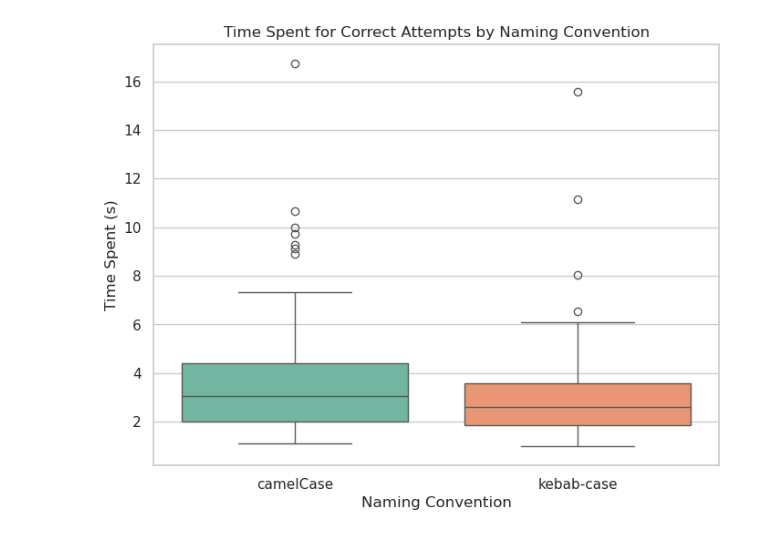
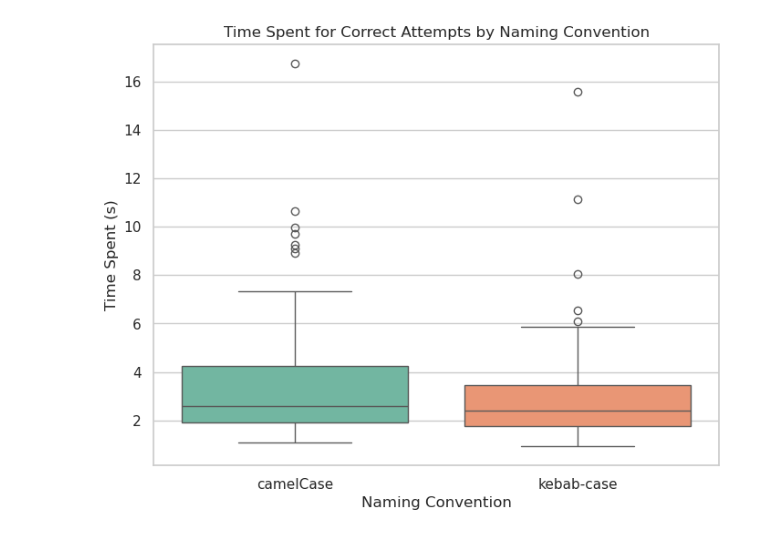
Before and after one commit to Giovo173/Exp-Eval, a Jupyter notebook: experiment 2/experiment-2/plotter.ipynb, the cells around one changed output. Saved outputs shown, nothing was run; the diff lists cells and outputs as text; code cells hidden in the pictures.

```diff
--- a/experiment 2/experiment-2/plotter.ipynb
+++ b/experiment 2/experiment-2/plotter.ipynb
@@ -139,18 +139,18 @@ plot_average_time_by_correctness(avg_time_by_correctness)
 # %%
 # To be sure, we can plot the time spent for only correct attempts to see if there is a difference
 def plot_time_correct_attempts_by_type(df):
     # first filter the correct attempts amd put camelCase on left to avoid confusion
-    correct_attempts = df[df['IsCorrect']].copy()
+    correct_attempts = df[df['Correct'] == 'Correct'].copy()
     correct_attempts.loc[:, 'Type'] = pd.Categorical(correct_attempts['Type'], categories=['camelCase', 'kebab-case'], ordered=True)
     correct_attempts = correct_attempts.sort_values('Type')
 
     plt.figure(figsize=(8, 6))
     sns.boxplot(data=correct_attempts, x='Type', y='Time Spent (s)', hue='Type', palette='Set2', legend=False)
     plt.title('Time Spent for Correct Attempts by Naming Convention')
     plt.xlabel('Naming Convention')
     plt.ylabel('Time Spent (s)')
     plt.show()
 
 plot_time_correct_attempts_by_type(df)
 # %% [output]
-[figure, old version]
+[figure, new version]
```
Also changed, not shown: parts of 8 cells of this notebook, 16 other files.
